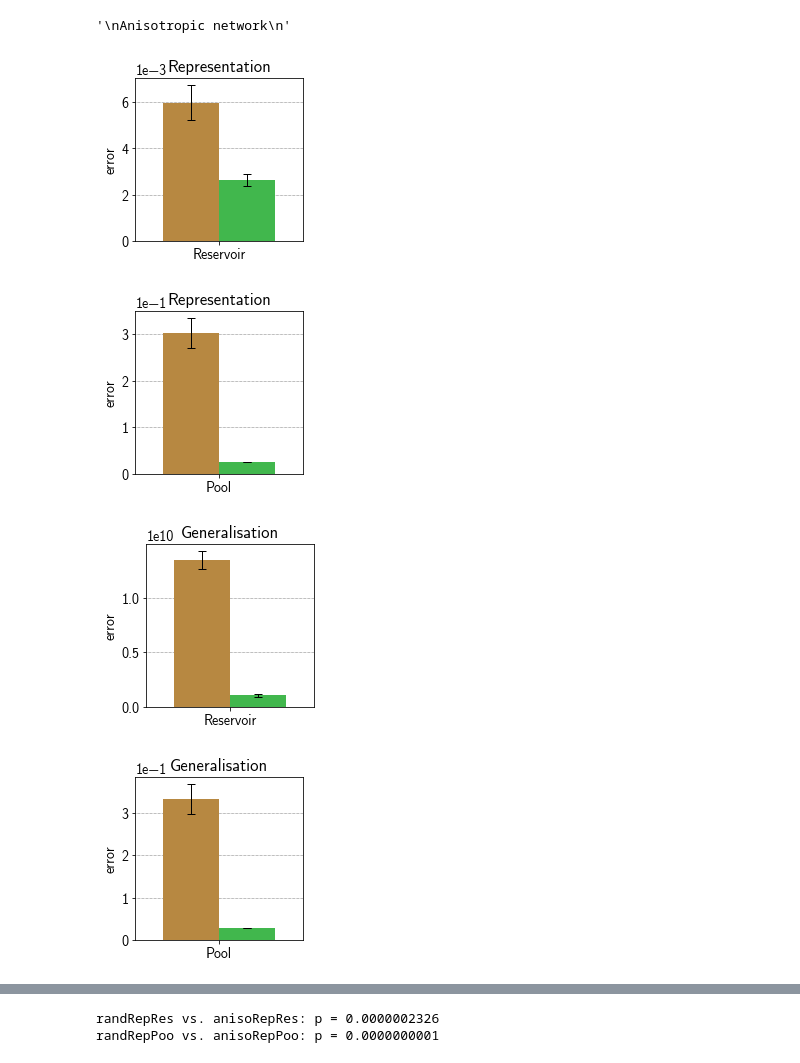
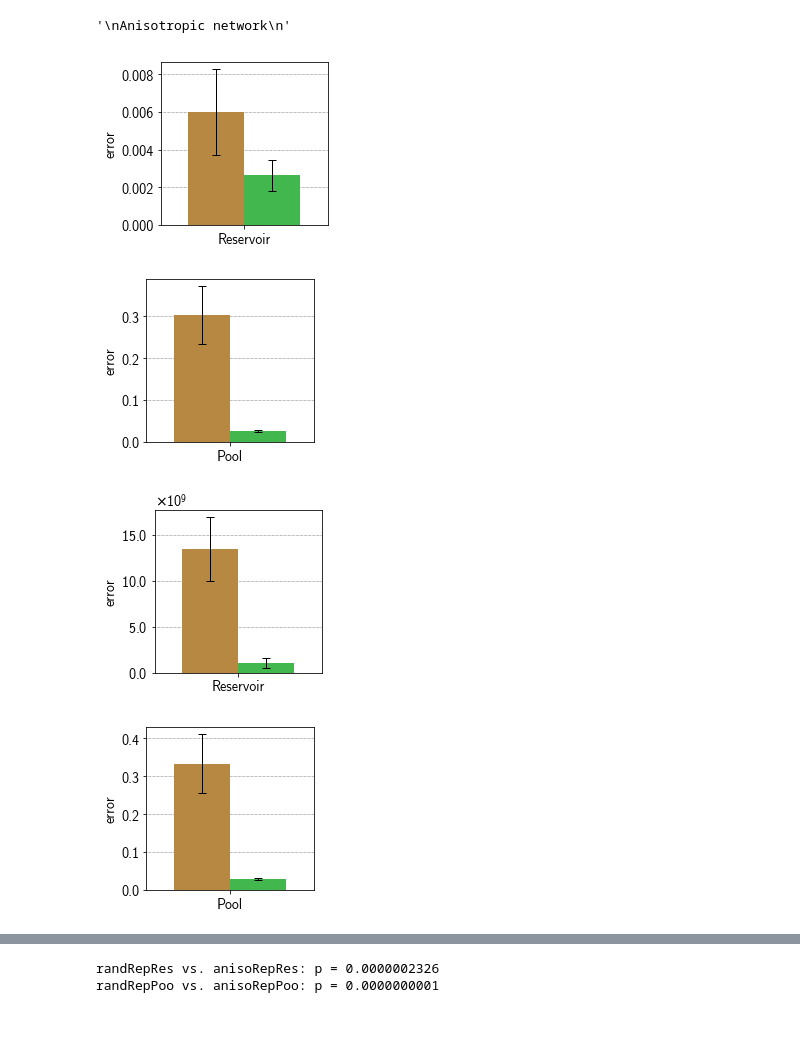
Before and after one commit to sagacitysite/pelenet, a Jupyter notebook: readout-learning_comparison.ipynb, the cells around one changed output, grey strips where cells are left out. Saved outputs shown, nothing was run; the diff lists cells and outputs as text; code cells hidden in the pictures; blank space fills up the shorter version.

```diff
--- a/readout-learning_comparison.ipynb
+++ b/readout-learning_comparison.ipynb
@@ -263,6 +311,18 @@ Anisotropic network
 # %% [output]
 '\nAnisotropic network\n'
 # %%
+class OOMFormatter(matplotlib.ticker.ScalarFormatter):
+    def __init__(self, order=0, fformat="%1.1f", offset=True, mathText=True):
+        self.oom = order
+        self.fformat = fformat
+        matplotlib.ticker.ScalarFormatter.__init__(self,useOffset=offset,useMathText=mathText)
+    def _set_orderOfMagnitude(self, nothing=None):
+        self.orderOfMagnitude = self.oom
+    def _set_format(self, vmin=None, vmax=None):
+        self.format = self.fformat
+        if self._useMathText:
+            self.format = '$%s$' % matplotlib.ticker._mathdefault(self.format)
+
 def calcNRMSE(estimates):
     err = []
     # Iterate over all trajectories
@@ -279,9 +339,10 @@ def calcNRMSE(estimates):
             # Normalise rmse
             #nrmse = rmse/np.abs(np.mean(targets[i,j]))
             nrmse = rmse/np.abs(np.max(targets[i,j]) - np.min(targets[i,j]))
-            nrmses.append(nrmse)
+            #nrmses.append(nrmse)
+            err.append(nrmse)
 
-        err.append(np.mean(nrmses))
+        #err.append(np.mean(nrmses))
     return err
 
 def plotRMSE(randVals, anisoVals, randYerr, anisoYerr, title):
@@ -304,10 +365,11 @@ def plotRMSE(randVals, anisoVals, randYerr, anisoYerr, title):
     plt.savefig('plots/figure6/trajectory-error_'+name+'.svg')
     pl = plt.show()
 
-def plotRMSE2(vals, yerr, title, xtick):
+def plotRMSE2(vals, yerr, title, xtick, sci=False):
     barWidth = 1
 
     plt.figure(figsize=(3,3))
+    ax = plt.gca()
 
     plt.bar([1], vals[0], yerr=yerr[0], width=barWidth, label='Random', color='#b78841', error_kw=dict(lw=1, capthick=1, capsize=4))
     plt.bar([2], vals[1], yerr=yerr[1], width=barWidth, label='Anisotropic', color='#41b74d', error_kw=dict(lw=1, capthick=1, capsize=4))
@@ -317,14 +379,17 @@ def plotRMSE2(vals, yerr, title, xtick):
     #plt.xticks([1.5, 4], ['Reservoir', 'Pool'])
     plt.xticks([1.5], [xtick])
     #plt.yscale('log')
-    plt.title(title)
+    #plt.title(title)
     plt.xlim((0,3))
     #plt.ylabel('Normalized root mean squared error')
     plt.ylabel('error')
     #plt.legend()
-    #name = ''.join(title.split()).lower()
-    #plt.savefig('plots/figure6/trajectory-error_'+name+'.svg')
-    plt.ticklabel_format(axis="y", style="sci", scilimits=(0,0))
+    if sci: ax.yaxis.set_major_formatter(OOMFormatter(9, "%1.1f"))
+    if sci: plt.ticklabel_format(axis="y", style="sci", scilimits=(0,0))
+
+    name1 = ''.join(title.split()).lower()
+    name2 = ''.join(xtick.split()).lower()
+    plt.savefig('plots/figure6/trajectory-error_'+name1+'_'+name2+'.svg')
     pl = plt.show()
 
 def printTtest(mse, key1, key2):
@@ -342,25 +407,25 @@ for key, est in estimates.items():
 # %%
 vals = np.array([mseMean['randRepRes'], mseMean['anisoRepRes']])
 yerr = np.array([mseStd['randRepRes'], mseStd['anisoRepRes']])
 
 plotRMSE2(vals, yerr, 'Representation', 'Reservoir')
 
 vals = np.array([mseMean['randRepPoo'], mseMean['anisoRepPoo']])
 yerr = np.array([mseStd['randRepPoo'], mseStd['anisoRepPoo']])
 
 plotRMSE2(vals, yerr, 'Representation', 'Pool')
 
 vals = np.array([mseMean['randGenRes'], mseMean['anisoGenRes']])
 yerr = np.array([mseStd['randGenRes'], mseStd['anisoGenRes']])
 
-plotRMSE2(vals, yerr, 'Generalisation', 'Reservoir')
+plotRMSE2(vals, yerr, 'Generalisation', 'Reservoir', sci=True)
 
 vals = np.array([mseMean['randGenPoo'], mseMean['anisoGenPoo']])
 yerr = np.array([mseStd['randGenPoo'], mseStd['anisoGenPoo']])
 
 plotRMSE2(vals, yerr, 'Generalisation', 'Pool')
 # %% [output]
-[figure, old version]
+[figure, new version]
-[figure, old version]
+[figure, new version]
-[figure, old version]
+[figure, new version]
-[figure, old version]
+[figure, new version]
```
Also changed, not shown: parts of 10 cells of this notebook, 4 other files.
